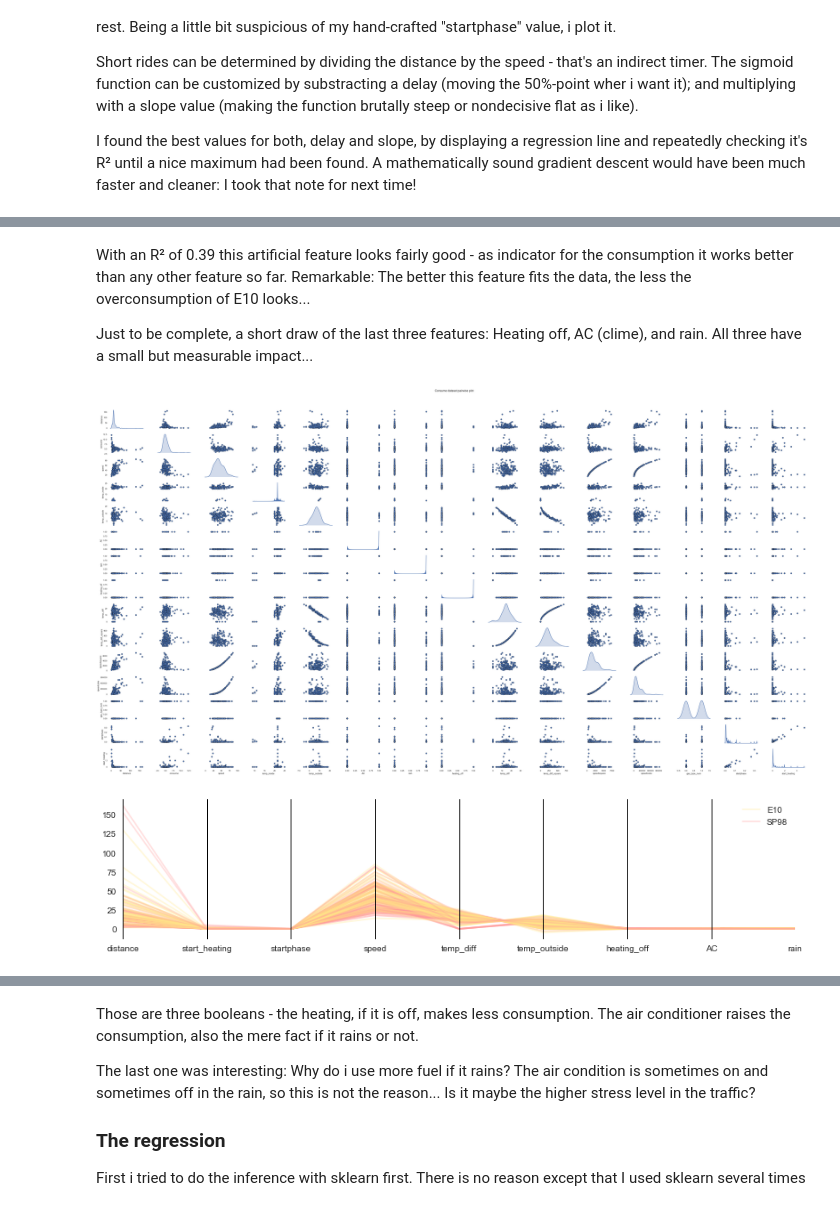
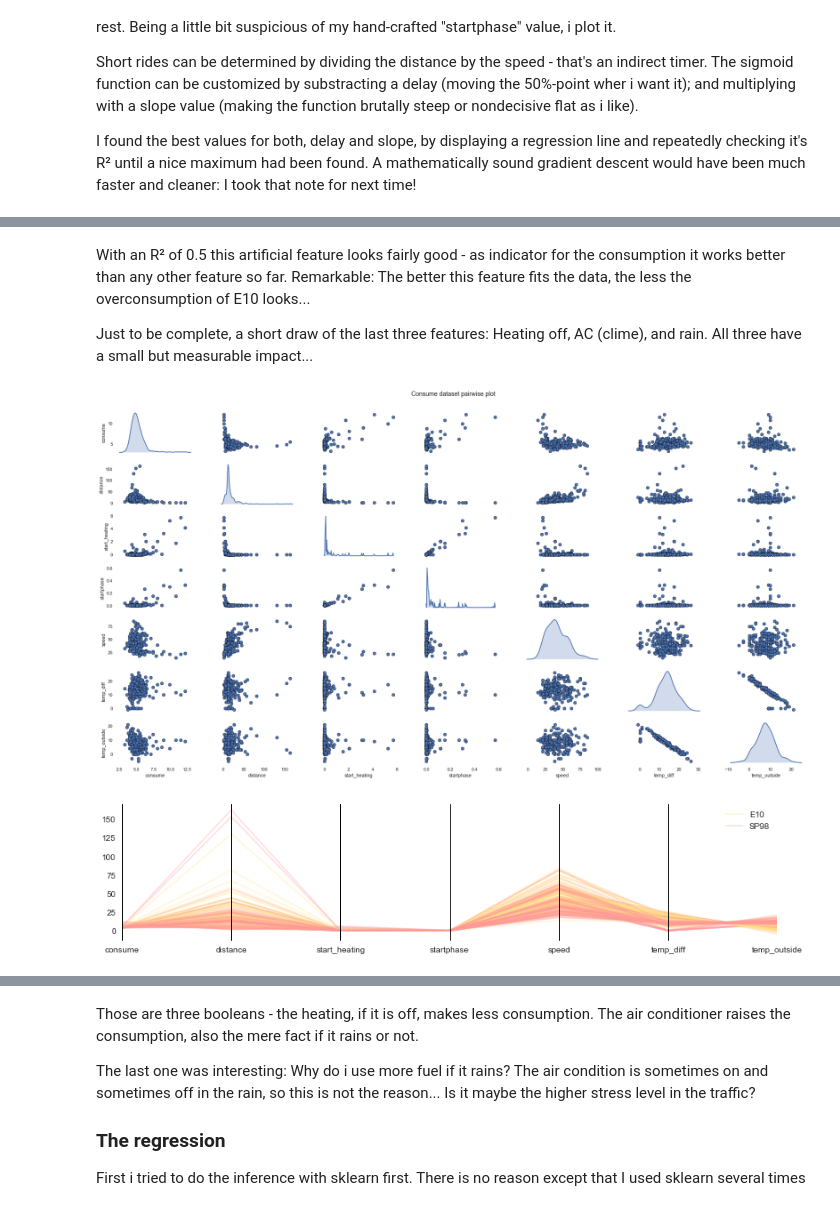
Before and after one commit to Anderas2/prius_gas_type, a Jupyter notebook: prius_gas_type_test_lots_graphic.ipynb, the cells around one changed output, grey strips where cells are left out. Drawn from its saved outputs; the diff is of its cells as text; code cells hidden in the pictures.

```diff
--- a/prius_gas_type_test_lots_graphic.ipynb
+++ b/prius_gas_type_test_lots_graphic.ipynb
@@ -151,11 +153,13 @@ I found the best values for both, delay and slope, by displaying a regression li
 # use interactive graphic format
 %matplotlib notebook
 from ipywidgets import *
+# slope get down rather fast.
+# delay: after 7% of an hour, equals 5 minutes, cut off.
+def sigmo(x, slope = 33.5, delay = 0.07):
+    return 1 / (1 + np.exp( (x-delay)* slope))
 
-slope = 34.1 # get down rather fast.
-delay = 0.07 # after 8% of an hour, equals 5 minutes, cut off.
-
-df['startphase'] = 1 / (1 + np.exp( ((df['distance']/df['speed'])-delay)* slope))
+df['time_h'] = (df['distance']/df['speed'])
+df['startphase'] = sigmo(df['time_h'])
 
 #check the additional worth of it
 rgr = LinearRegression()
@@ -172,8 +176,10 @@ line0, = axarr[0].plot(df.startphase.values,  df.startphase.values*rgr.coef_[0]+
 text0 = axarr[0].text(0.15, 10, regression_fit)
 halo0 = axarr[0].scatter(df.startphase.values, df.consume.values, color=red_halo, s=400, marker='o',linewidths=0)
 poin0 = axarr[0].scatter(df.startphase.values, df.consume.values, color='#000000', s=1, marker='o', alpha=.9)
+x = np.linspace(0,df.startphase.values.max())
+sigm0, = axarr[0].plot(x, sigmo(x)*df.consume.values.max())
 axarr[0].grid(color='#000000', linestyle='-', linewidth=1, alpha=0.08)
-axarr[0].set_xlabel('Startphase')
+axarr[0].set_xlabel('hours')
 axarr[0].set_ylabel('consume in L/100km')
 axarr[0].text(0.0, 7, 'segregated blob')
 
@@ -197,7 +203,7 @@ axarr[1].text(0, 7, 'segregated blob')
 text = axarr[1].set_ylabel('consume in L/100km')
 
 def update(slope, delay):
-    df['startphase'] = 1 / (1 + np.exp( ((df['distance']/df['speed'])-delay)* slope))
+    df['startphase'] = sigmo(df['time_h'], slope=slope, delay=delay)
     rgr = LinearRegression()
     rgr.fit(df.startphase.values.reshape(-1, 1), df.consume.values)
     score = rgr.score(df.startphase.values.reshape(-1, 1), df.consume.values)
@@ -206,6 +212,9 @@ def update(slope, delay):
     line0.set_data(df.startphase.values, df.startphase.values*rgr.coef_[0]+rgr.intercept_)
     halo0.set_offsets(np.c_[df.startphase.values, df.consume.values])
     poin0.set_offsets(np.c_[df.startphase.values, df.consume.values])
+
+    x = np.linspace(0,df.startphase.values.max())
+    sigm0.set_data(x, sigmo(x, slope=slope, delay=delay)*df.consume.values.max())
 
     df['start_heating'] = df['startphase'] * df['temp_diff']
     #check the additional worth of it
@@ -221,7 +230,7 @@ def update(slope, delay):
     fig.canvas.draw()
 
 def plot_interactive():
-    slope_w = widgets.FloatSlider(description='slope', value=34.1, min=0, max=200, step=0.01)
+    slope_w = widgets.FloatSlider(description='slope', value=33.5, min=0, max=200, step=0.01, width=400)
     delay_w = widgets.FloatSlider(description='delay', value=0.070, min=0, max=0.2, step=0.001)
     interact(update, slope=slope_w, delay=delay_w)
 
@@ -232,14 +241,13 @@ fig.canvas.draw()
 # %%
 plot_interactive()
 # %% [markdown]
-With an R² of 0.39 this artificial feature looks fairly good - as indicator for the consumption it works better than any other feature so far. Remarkable: The better this feature fits the data, the less the overconsumption of E10 looks...
+With an R² of 0.5 this artificial feature looks fairly good - as indicator for the consumption it works better than any other feature so far. Remarkable: The better this feature fits the data, the less the overconsumption of E10 looks...
 
 Just to be complete, a short draw of the last three features: Heating off, AC (clime), and rain. All three have a small but measurable impact...
 # %%
 %matplotlib inline
-prediction_values = ['distance','start_heating', 'startphase',
-                     'speed', 'temp_diff', 'temp_outside',
-                     'heating_off', 'AC', 'rain', 'gas_type']
+prediction_values = ['consume','distance','start_heating', 'startphase',
+                     'speed', 'temp_diff', 'temp_outside', ]
 pp = sns.pairplot(df[prediction_values], size=1.8, aspect=1.8,
                   plot_kws=dict(edgecolor="k", linewidth=0.5),
                   diag_kind="kde", diag_kws=dict(shade=True))
@@ -248,11 +256,13 @@ fig = pp.fig
 fig.subplots_adjust(top=0.93, wspace=0.3)
 t = fig.suptitle('Consume dataset pairwise plot', fontsize=14)
 # %% [output]
-[figure, old version]
+[figure, new version]
 # %%
 fig, axarr = plt.subplots(1,1)
 fig.set_size_inches(w=14, h=3)
+prediction_values = ['consume','distance','start_heating', 'startphase',
+                     'speed', 'temp_diff', 'temp_outside', 'gas_type']
 axarr = parallel_coordinates(df[prediction_values], 'gas_type', color=('#FFE888', '#FF9999'), alpha = 0.3)
 # %% [output]
-[figure, old version]
+[figure, new version]
 # %%
```
Also changed, not shown: parts of 14 cells of this notebook, 3 other files.
